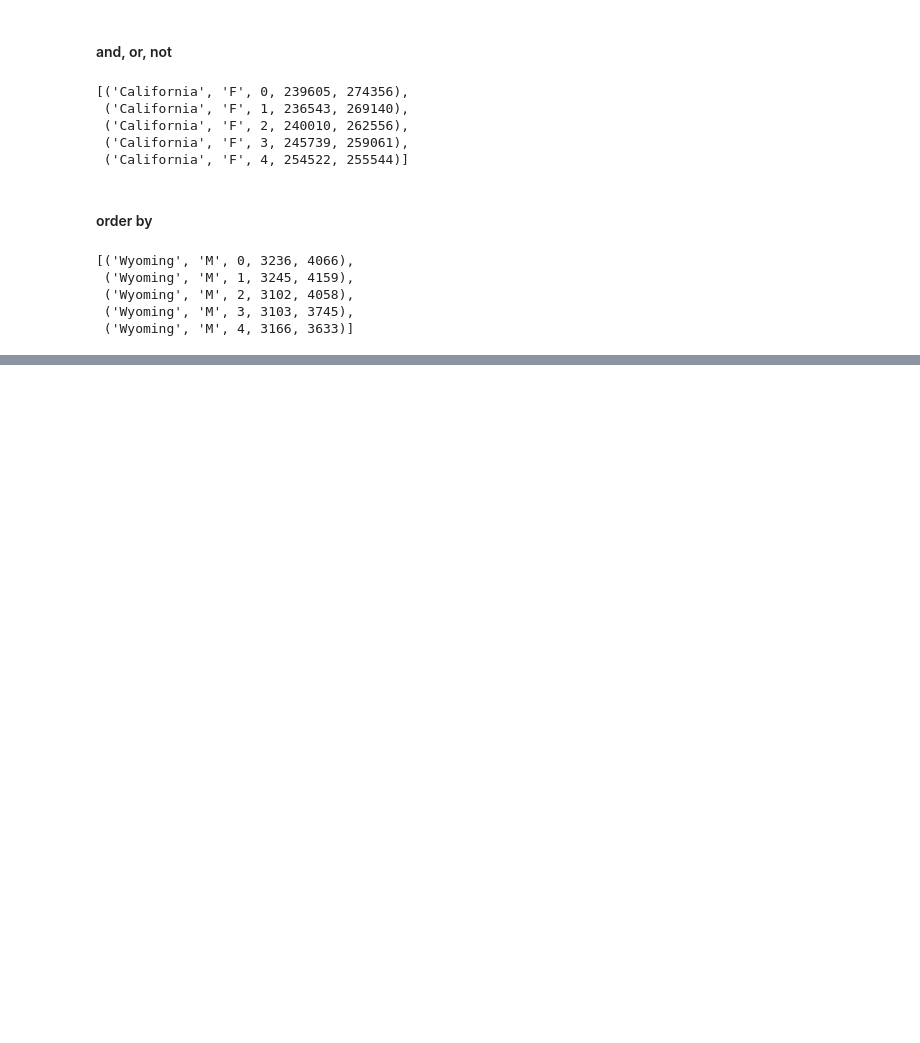
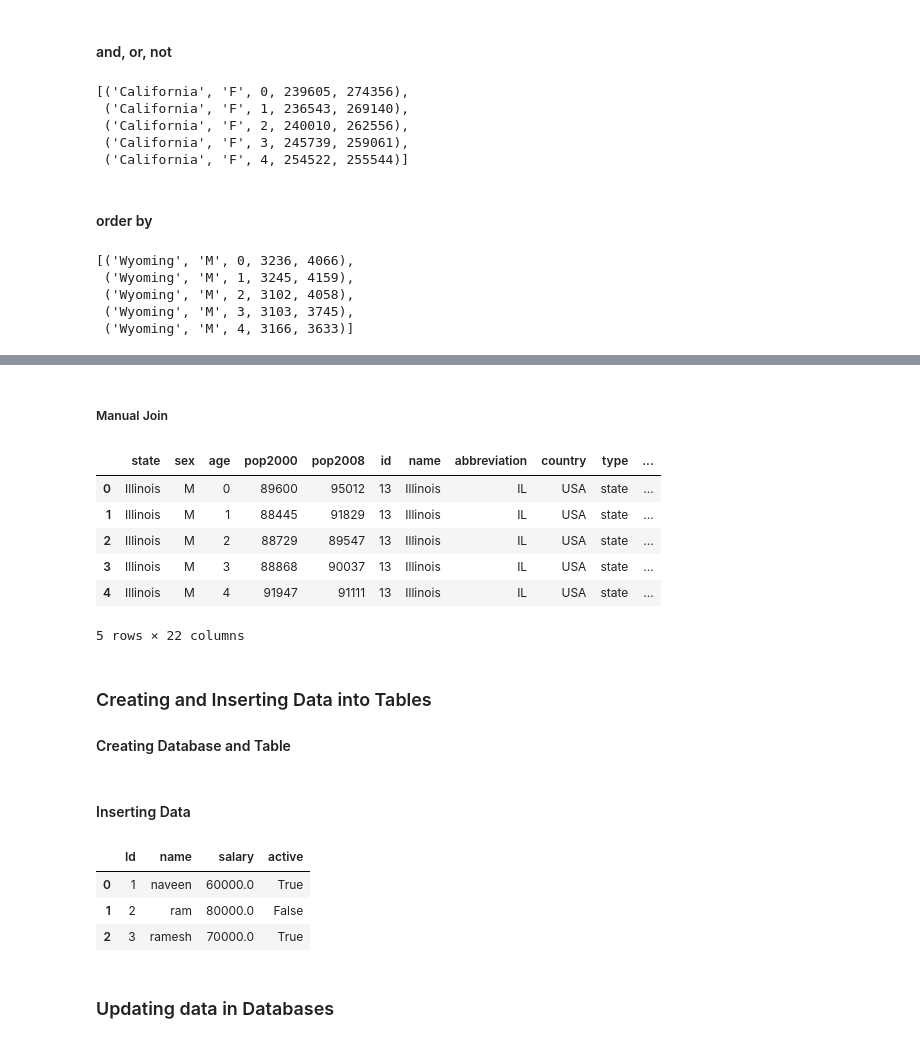
Before and after one commit to srjalan/machine-learning, a Jupyter notebook: SQLAlchemy Playground .ipynb, the cells around one changed output, grey strips where cells are left out. Cells and saved outputs as stored; diff of their text form; code cells hidden in the pictures; blank space fills up the shorter version.

```diff
--- a/SQLAlchemy Playground .ipynb
+++ b/SQLAlchemy Playground .ipynb
@@ -112,0 +181,21 @@ ResultSet[:5]
+# %% [markdown]
+##### Manual Join
+# %%
+query = db.select([census, state_fact])
+query = query.select_from(census.join(state_fact, census.columns.state == state_fact.columns.name))
+results = connection.execute(query).fetchall()
+df = pd.DataFrame(results)
+df.columns = results[0].keys()
+df.head()
+# %% [output]
+|  | state | sex | age | pop2000 | pop2008 | id | name | abbreviation | country | type | ... |
+| 0 | Illinois | M | 0 | 89600 | 95012 | 13 | Illinois | IL | USA | state | ... |
+| 1 | Illinois | M | 1 | 88445 | 91829 | 13 | Illinois | IL | USA | state | ... |
+| 2 | Illinois | M | 2 | 88729 | 89547 | 13 | Illinois | IL | USA | state | ... |
+| 3 | Illinois | M | 3 | 88868 | 90037 | 13 | Illinois | IL | USA | state | ... |
+| 4 | Illinois | M | 4 | 91947 | 91111 | 13 | Illinois | IL | USA | state | ... |
+5 rows × 22 columns
+# %% [markdown]
+### Creating and Inserting Data into Tables
+
+#### Creating Database and Table
@@ -112,0 +215,2 @@ ResultSet[:5]
+# %% [markdown]
+#### Inserting Data
@@ -112,0 +229,12 @@ ResultSet[:5]
+# %%
+results = connection.execute(db.select([emp])).fetchall()
+df = pd.DataFrame(results)
+df.columns = results[0].keys()
+df
+# %% [output]
+|  | Id | name | salary | active |
+| 0 | 1 | naveen | 60000.0 | True |
+| 1 | 2 | ram | 80000.0 | False |
+| 2 | 3 | ramesh | 70000.0 | True |
+# %% [markdown]
+### Updating data in Databases
```
Also changed, not shown: parts of 26 cells of this notebook, 1 other file.
